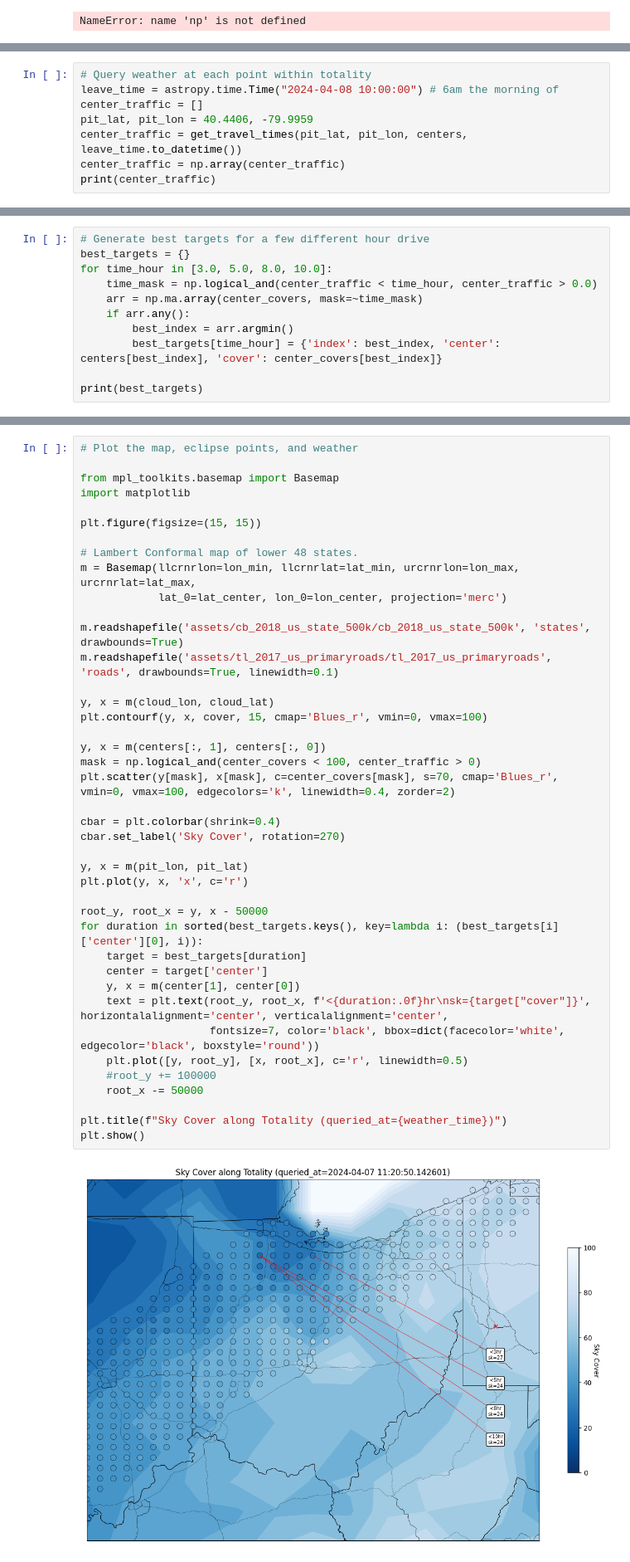
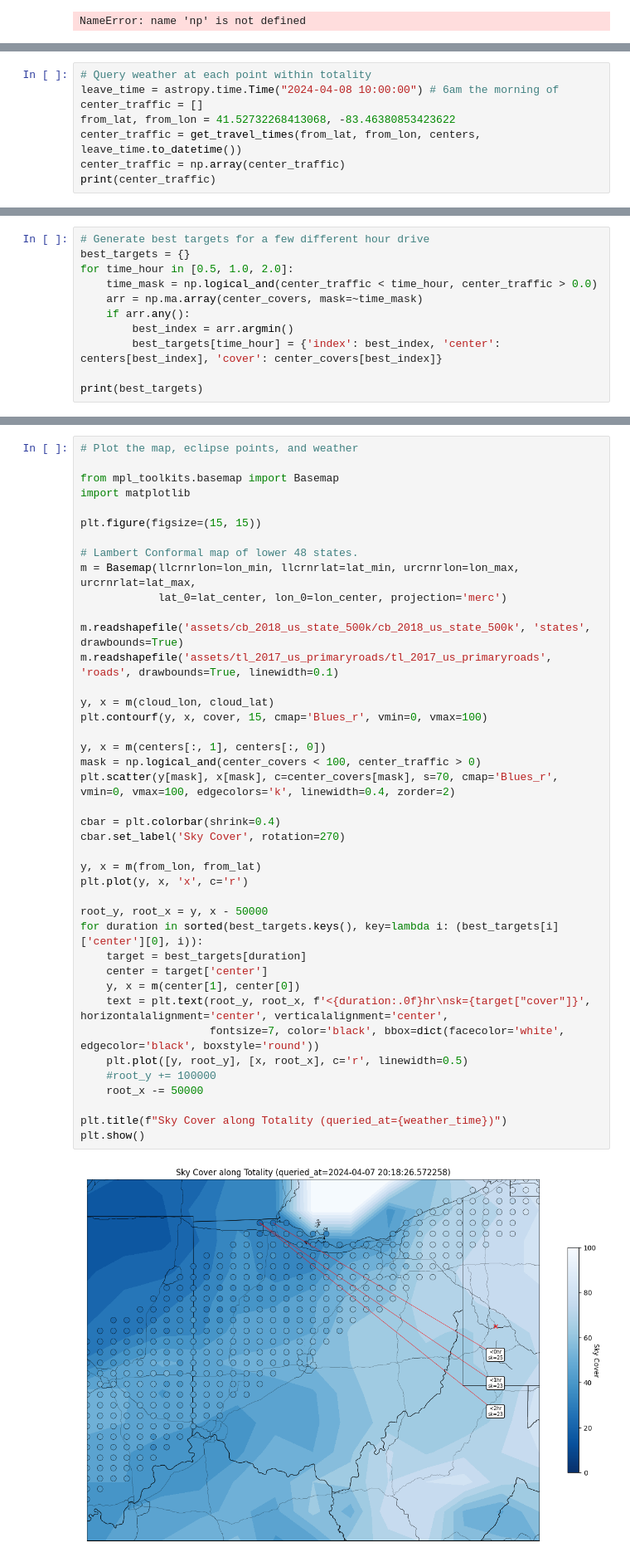
Before and after one commit to mattlangford/astropy-playground, a Jupyter notebook: astro.ipynb, the cells around one changed output, grey strips where cells are left out. Shown at 83% size. Saved outputs shown, nothing was run; the diff lists cells and outputs as text.

```diff
--- a/astro.ipynb
+++ b/astro.ipynb
@@ -322,8 +322,8 @@ Querying at 42.2, -79.3 t=2024-04-08 19:11:20.000
 # Query weather at each point within totality
 leave_time = astropy.time.Time("2024-04-08 10:00:00") # 6am the morning of
 center_traffic = []
-pit_lat, pit_lon = 40.4406, -79.9959
-center_traffic = get_travel_times(pit_lat, pit_lon, centers, leave_time.to_datetime())
+from_lat, from_lon = 41.52732268413068, -83.46380853423622
+center_traffic = get_travel_times(from_lat, from_lon, centers, leave_time.to_datetime())
 center_traffic = np.array(center_traffic)
 print(center_traffic)
 # %% [output]
@@ -347,7 +347,7 @@ print(center_traffic)
 # %%
 # Generate best targets for a few different hour drive
 best_targets = {}
-for time_hour in [3.0, 5.0, 8.0, 10.0]:
+for time_hour in [0.5, 1.0, 2.0]:
     time_mask = np.logical_and(center_traffic < time_hour, center_traffic > 0.0)
     arr = np.ma.array(center_covers, mask=~time_mask)
     if arr.any():
@@ -371,35 +371,35 @@ m = Basemap(llcrnrlon=lon_min, llcrnrlat=lat_min, urcrnrlon=lon_max, urcrnrlat=l
 
 m.readshapefile('assets/cb_2018_us_state_500k/cb_2018_us_state_500k', 'states', drawbounds=True)
 m.readshapefile('assets/tl_2017_us_primaryroads/tl_2017_us_primaryroads', 'roads', drawbounds=True, linewidth=0.1)
 
 y, x = m(cloud_lon, cloud_lat)
 plt.contourf(y, x, cover, 15, cmap='Blues_r', vmin=0, vmax=100)
 
 y, x = m(centers[:, 1], centers[:, 0])
 mask = np.logical_and(center_covers < 100, center_traffic > 0)
 plt.scatter(y[mask], x[mask], c=center_covers[mask], s=70, cmap='Blues_r', vmin=0, vmax=100, edgecolors='k', linewidth=0.4, zorder=2)
 
 cbar = plt.colorbar(shrink=0.4)
 cbar.set_label('Sky Cover', rotation=270)
 
-y, x = m(pit_lon, pit_lat)
+y, x = m(from_lon, from_lat)
 plt.plot(y, x, 'x', c='r')
 
 root_y, root_x = y, x - 50000
 for duration in sorted(best_targets.keys(), key=lambda i: (best_targets[i]['center'][0], i)):
     target = best_targets[duration]
     center = target['center']
     y, x = m(center[1], center[0])
     text = plt.text(root_y, root_x, f'<{duration:.0f}hr\nsk={target["cover"]}', horizontalalignment='center', verticalalignment='center',
                     fontsize=7, color='black', bbox=dict(facecolor='white', edgecolor='black', boxstyle='round'))
     plt.plot([y, root_y], [x, root_x], c='r', linewidth=0.5)
     #root_y += 100000
     root_x -= 50000
 
 plt.title(f"Sky Cover along Totality (queried_at={weather_time})")
 plt.show()
 # %% [output]
-[figure, old version]
+[figure, new version]
 # %% [markdown]
 # Eclipse Stars
 # %%
```
Also changed, not shown: parts of 3 cells of this notebook, 1 other file.
